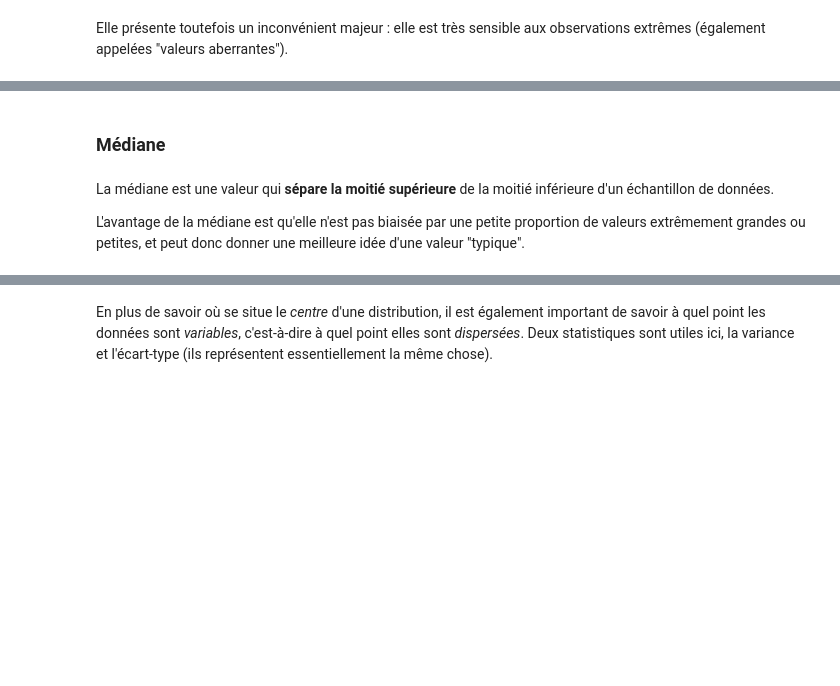
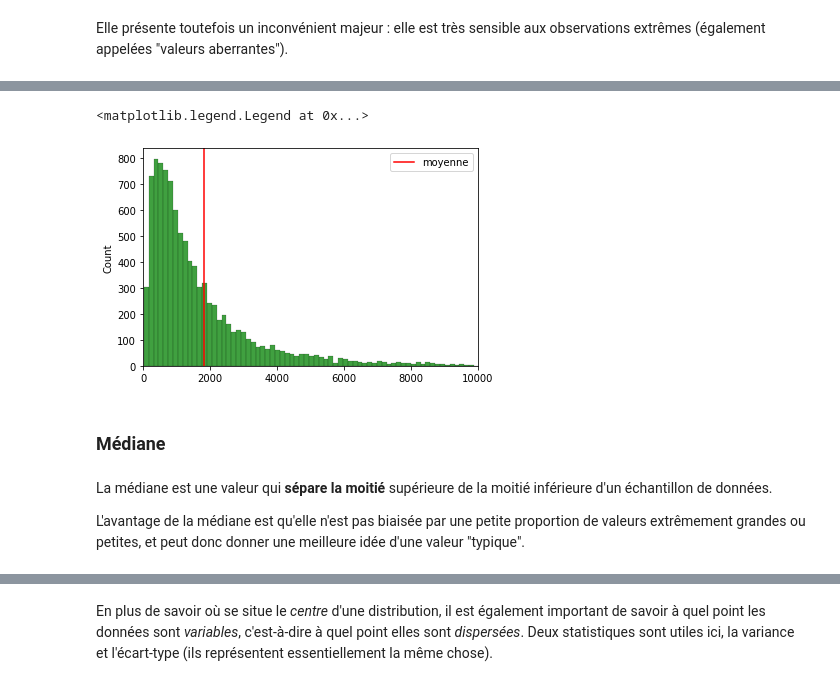
Before and after one commit to sheriffff/teaching_ibm_skillup_data_analytics2022, a Jupyter notebook: fra/02.stats.ipynb, the cells around one changed output, grey strips where cells are left out. Saved outputs shown, nothing was run; the diff lists cells and outputs as text; code cells hidden in the pictures; blank space fills up the shorter version.

```diff
--- a/fra/02.stats.ipynb
+++ b/fra/02.stats.ipynb
@@ -244,17 +280,16 @@ plt.legend()
 # %%
 fig, ax = plt.subplots()
-g = sns.histplot(x=salaries)
+g = sns.histplot(x=salaries, color="green")
 g.axvline(salaries.mean(), c="red", label="moyenne")
 g.set_xlim(0, 10000)
 plt.legend()
+# %% [output]
+<matplotlib.legend.Legend at 0x...>
+[figure, added]
 # %% [markdown]
 ### Médiane
 # %% [markdown]
-La médiane est une valeur qui **sépare la moitié supérieure** de la moitié inférieure d'un échantillon de données.
-
-
-
-
+La médiane est une valeur qui **sépare la moitié** supérieure de la moitié inférieure d'un échantillon de données.
 
 
 L'avantage de la médiane est qu'elle n'est pas biaisée par une petite proportion de valeurs extrêmement grandes ou petites, et peut donc donner une meilleure idée d'une valeur "typique".
```
Also changed, not shown: parts of 64 cells of this notebook.
